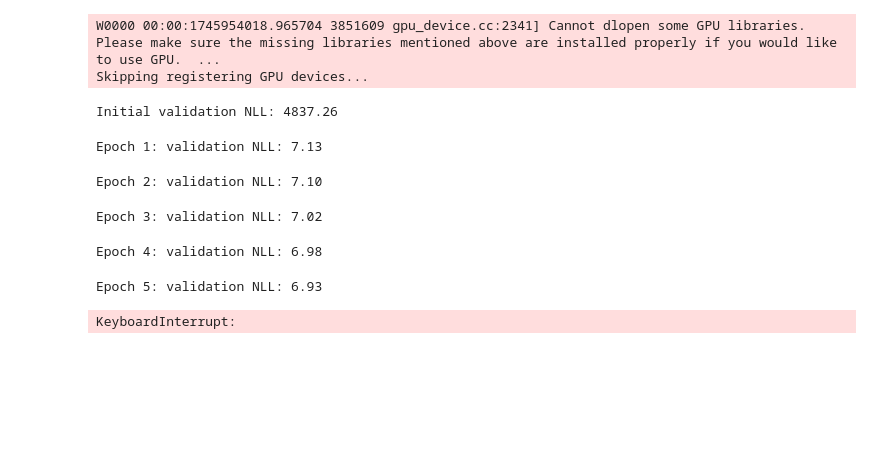
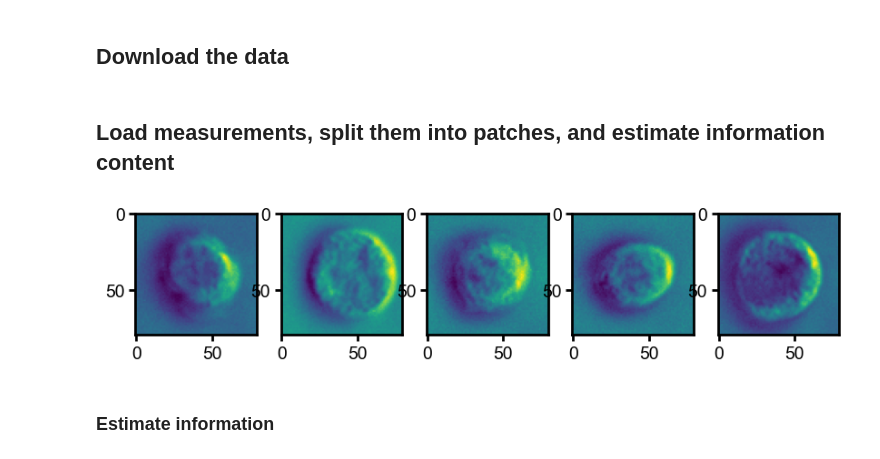
Before and after one commit to henrypinkard/EncodingInformation, a Jupyter notebook: demo.ipynb, the cells around one changed output. Cells and saved outputs as stored; diff of their text form; code cells hidden in the pictures; blank space fills up the shorter version.

Commit message:
finish demo and more anonymizing

```diff
--- a/demo.ipynb
+++ b/demo.ipynb
@@ -36,15 +7,40 @@ measurements = dataset.get_measurements(300)
+# %% [markdown]
+## Download the data
+# %%
+!pip install bsccm
+
+from bsccm import download_dataset
+
+data_path = download_dataset(tiny=True) # Download the tiny, demo version of the dataset
+# %% [markdown]
+## Load measurements, split them into patches, and estimate information content
+# %%
+from encoding_information.datasets import BSCCMDataset
+
+dataset = BSCCMDataset(data_path)
+
+# load a 300 x H x W numpy array of 300 images of cells, with intensity counts in units of photons
+measurements = dataset.get_measurements(300)
+# %%
+# show example measurements
+import matplotlib.pyplot as plt
+fig, ax = plt.subplots(1, 5, figsize=(10, 2))
+for i, a in enumerate(ax):
+    a.imshow(measurements[i])
+# %% [output]
+[figure, added]
+# %% [markdown]
+### Estimate information
 # %%
 from encoding_information.models import PixelCNN, PoissonNoiseModel
 from encoding_information import estimate_information, extract_patches
 
-# Load measurement data (N x H x W numpy array of images)
-# measurements = load_measurements()
 
 # Split into training/test sets and extract patches
 # Breaking large images into patches increases computational efficiency
 # Test set is used to evaluate information estimates
-patches = extract_patches(measurements[:-200], patch_size=16)
-test_patches = extract_patches(measurements[-200:], patch_size=16)
+patches = extract_patches(measurements[:-100], patch_size=16)
+test_patches = extract_patches(measurements[-100:], patch_size=16)
 
 # Initialize and fit model to training data
 model = PixelCNN()  # Also supports FullGaussianProcess, StationaryGaussianProcess
@@ -62,13 +58,3 @@ info, lower_bound, upper_bound = estimate_information(
 )
 
 print(f"Information: {info:.2f} ± {(upper_bound-lower_bound)/2:.2f} bits/pixel")
-# %% [output]
-W0000 00:00:1745954018.965704 3851609 gpu_device.cc:2341] Cannot dlopen some GPU libraries. Please make sure the missing libraries mentioned above are installed properly if you would like to use GPU.  ...
-Skipping registering GPU devices...
-Initial validation NLL: 4837.26
-Epoch 1: validation NLL: 7.13
-Epoch 2: validation NLL: 7.10
-Epoch 3: validation NLL: 7.02
-Epoch 4: validation NLL: 6.98
-Epoch 5: validation NLL: 6.93
-KeyboardInterrupt:
```
Also changed, not shown: parts of 5 cells of this notebook, 2 other files.
